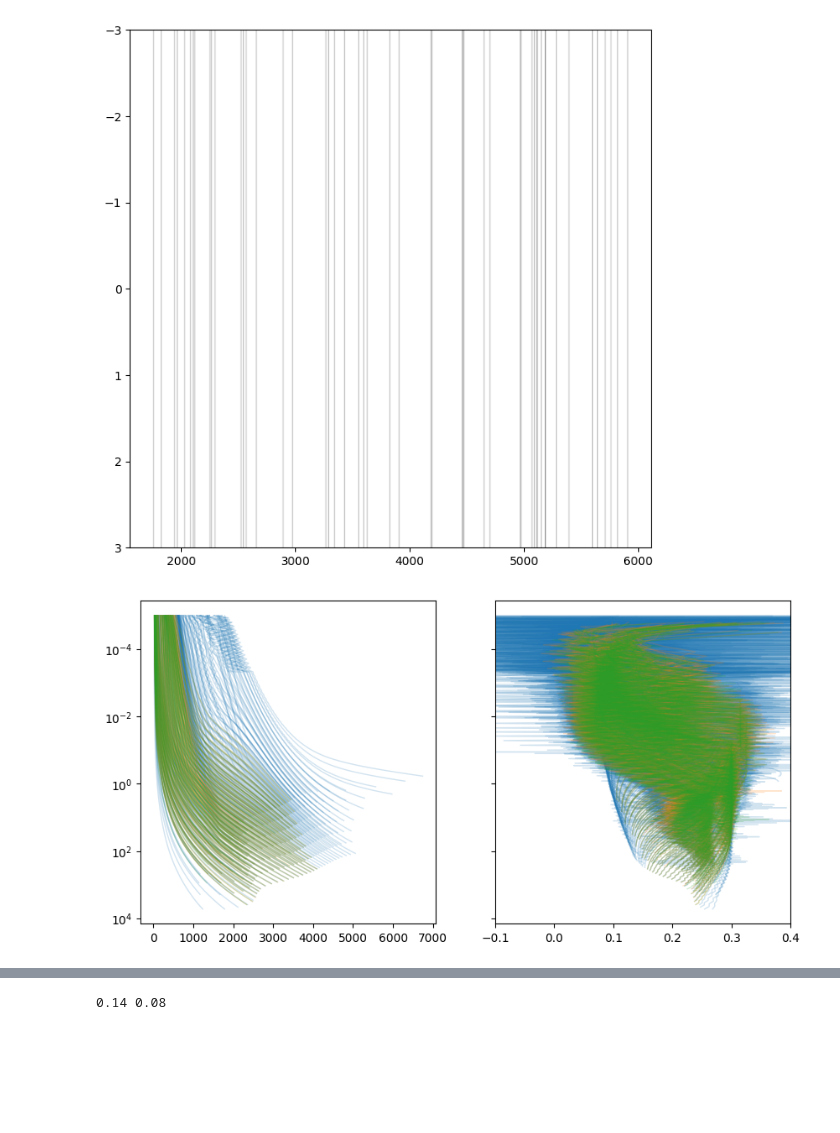
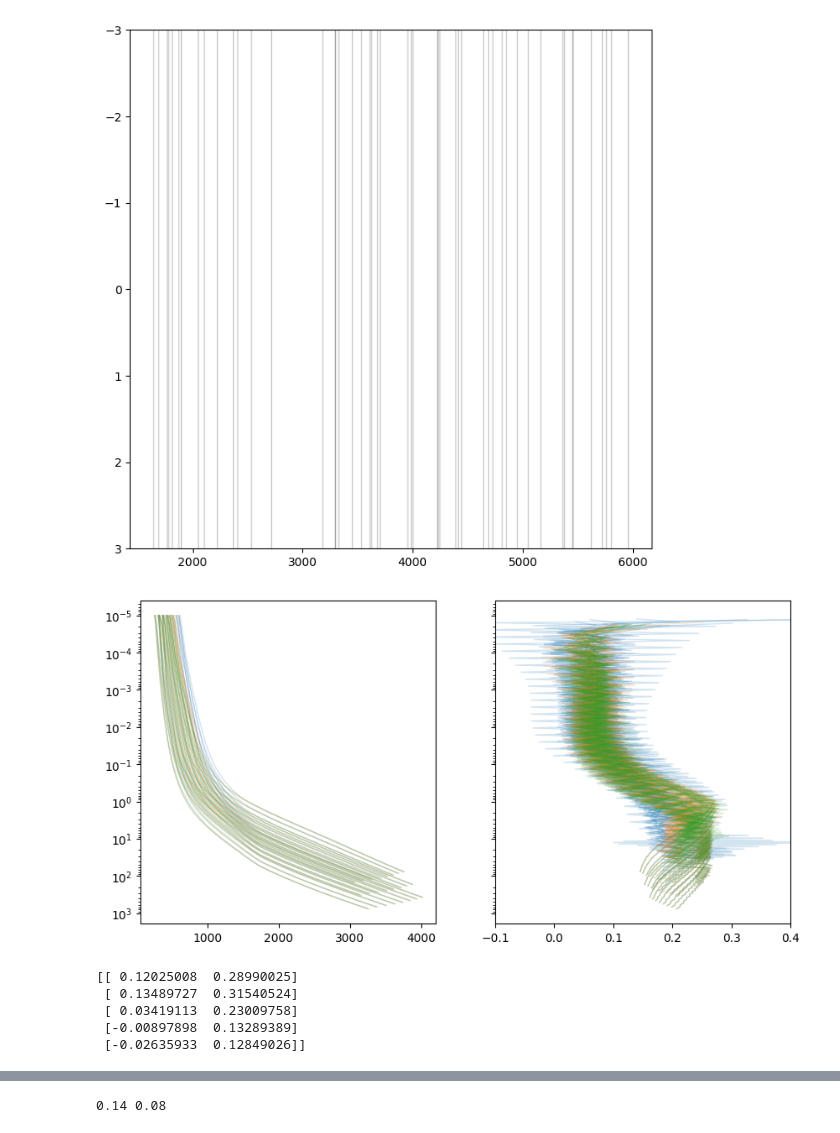
Before and after one commit to samderegt/retrieval_base, a Jupyter notebook: Luhman_16/test.ipynb, the cells around one changed output, grey strips where cells are left out. Saved outputs shown, nothing was run; the diff lists cells and outputs as text; code cells hidden in the pictures; blank space fills up the shorter version.

```diff
--- a/Luhman_16/test.ipynb
+++ b/Luhman_16/test.ipynb
@@ -54,6 +54,7 @@ def read_results(prefix, n_params):
 # %%
 res = read_results(
     #prefix='./retrieval_outputs/order_6_ret_4/test_', n_params=36
-    prefix='./retrieval_outputs/fiducial_J_A_ret_1/test_', n_params=31
+    #prefix='./retrieval_outputs/fiducial_J_A_ret_1/test_', n_params=31
+    prefix='./retrieval_outputs/fiducial_J_B_ret_1/test_', n_params=31
 )
 posterior, bestfit, PT, Chem, _, _, _, m_spec, d_spec, LogLike, _, bestfit_params = res
@@ -458,13 +484,16 @@ for _ in range(50):
 plt.ylim(3,-3)
 plt.show()
 # %% [output]
-[figure, old version]
+[figure, new version]
 # %%
 from scipy.interpolate import interp1d
 
 #all_T_eff = np.concatenate((np.arange(200,600,50), np.arange(600,1800+1,100)))
 all_T_eff = np.arange(200,3000+1,50)
 all_log_g = np.arange(2.5,5.5+0.1,0.5)
+
+all_T_eff = np.arange(1000,1700+1,50)
+all_log_g = np.arange(4.5,5.5+0.1,0.5)
 
 fig, ax = plt.subplots(figsize=(10,5), ncols=2, sharey=True)
 
@@ -473,7 +502,8 @@ fig, ax = plt.subplots(figsize=(10,5), ncols=2, sharey=True)
 #P_grid = 10**np.linspace(-5,2,6)
 #P_grid = 10**np.linspace(-6,2,7)
 #P_grid = 10**np.linspace(-6,2,12)
-P_grid = 10**np.linspace(-3,3,6)
+#P_grid = 10**np.linspace(-3,3,6)
+P_grid = 10**np.array([-4, -2, -2/3, 2/3, 2])
 
 #'''
 T_grid = []
@@ -527,38 +557,46 @@ for T_eff in all_T_eff:
 filename = '../ATMO_2020_models/NEQ_strong_structures/pt_T{}_lg{:.1f}_NEQ_strong.txt'
 for T_eff in all_T_eff:
     for log_g in all_log_g:
 
         try:
             P, T = np.loadtxt(filename.format(T_eff, log_g)).T[[2,3]]
         except:
             continue
 
         dlnT_dlnP = np.diff(np.log(T))/np.diff(np.log(P))
 
         T_grid.append(
             interp1d(
                 np.log10(P[1:]), dlnT_dlnP,
                 kind='quadratic', fill_value=np.nan,
                 bounds_error=False,
                 )(np.log10(P_grid))
         )
 
         ax[0].plot(T, P, c='C2', lw=1, alpha=0.2)
         ax[1].plot(dlnT_dlnP, P[1:], c='C2', lw=1, alpha=0.2)
 
 ax[0].set(yscale='log')
 ax[0].invert_yaxis()
 
 ax[1].set(yscale='log', xlim=(-0.1,0.4))
 #ax[1].invert_yaxis()
 
 plt.show()
 # %% [output]
-[figure, old version]
+[figure, new version]
 # %%
 T_grid = np.array(T_grid)
 
 mean, std = np.nanmean(T_grid, axis=0), np.nanstd(T_grid, axis=0)
+# %%
+print(np.vstack((mean-3*std, mean+3*std)).T[::-1])
+# %% [output]
+[[ 0.12025008  0.28990025]
+ [ 0.13489727  0.31540524]
+ [ 0.03419113  0.23009758]
+ [-0.00897898  0.13289389]
+ [-0.02635933  0.12849026]]
 # %%
 def gaussian(x, mu, sig):
     return np.exp(-np.power((x - mu) / sig, 2.0) / 2)
```
Also changed, not shown: parts of 5 cells of this notebook, 9 other files.
